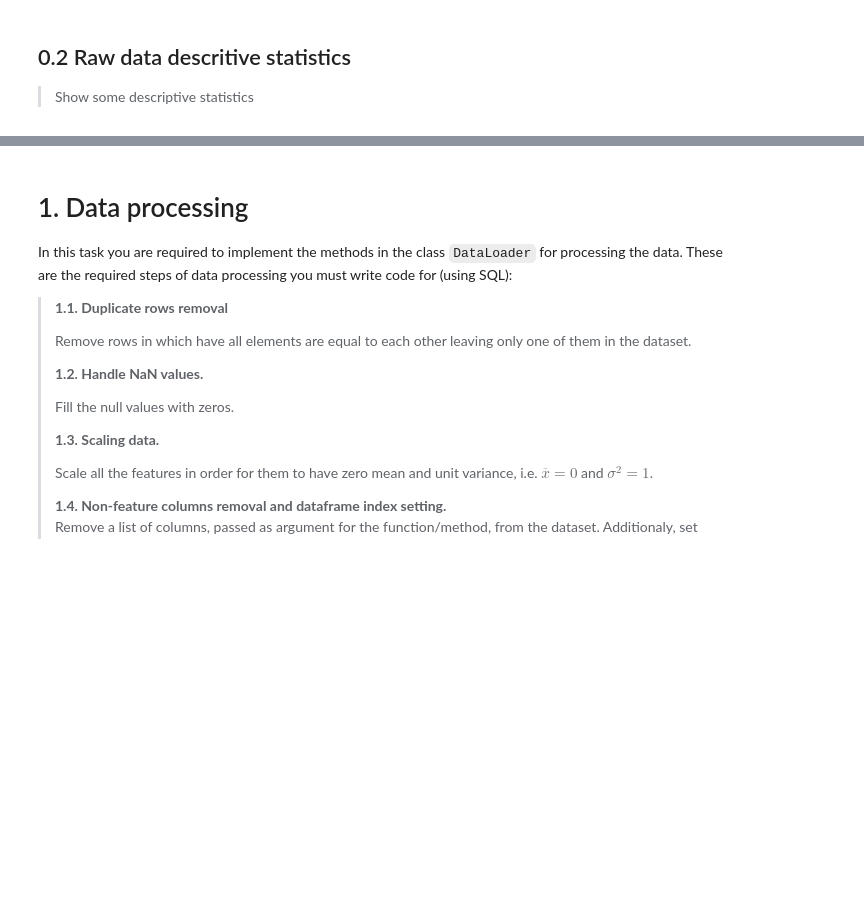
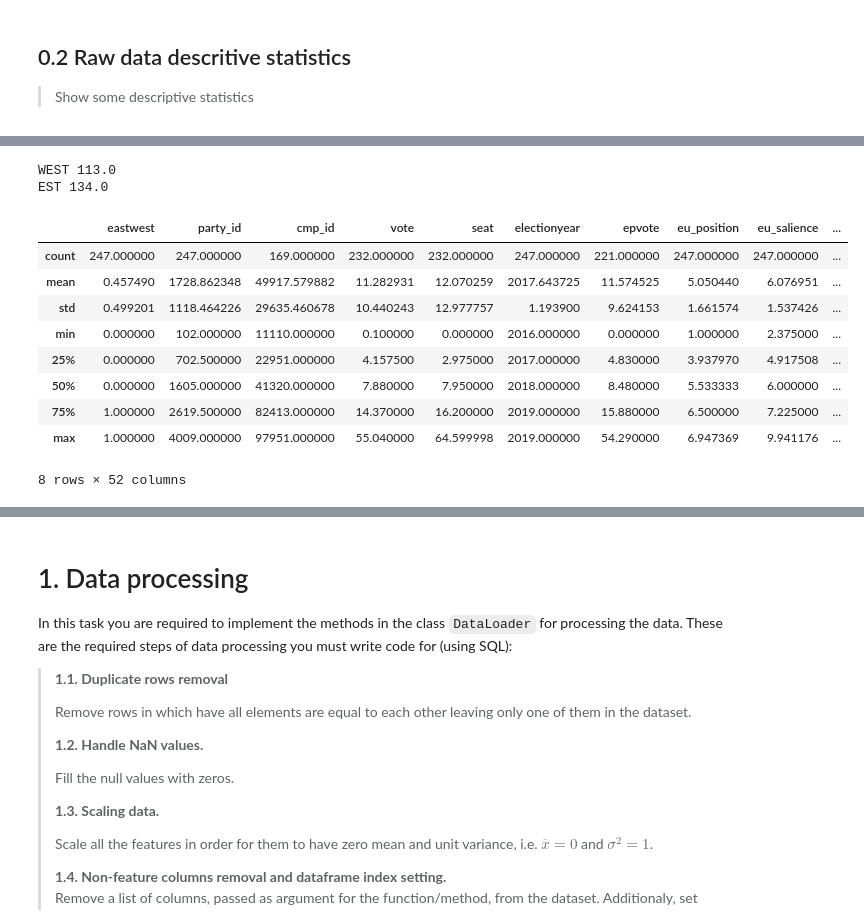
Before and after one commit to CristianPachacama/political_parties_thw, a Jupyter notebook: data_science_political_parties.ipynb, the cells around one changed output, grey strips where cells are left out. Drawn from its saved outputs; the diff is of its cells as text; code cells hidden in the pictures; blank space fills up the shorter version.

```diff
--- a/data_science_political_parties.ipynb
+++ b/data_science_political_parties.ipynb
@@ -237,0 +245,25 @@ assert data.shape == raw_data.shape
+# %%
+def get_data_statistics(data):
+   # Data profile
+    data_profile = pd.DataFrame({
+        "Variable": data.columns,
+        "Type": data.dtypes,
+        "Unique Values": data.nunique(),
+        "Missing Values": data.isnull().sum(),
+    })
+
+    # Numerical variables descriptive statistics
+    try:
+        numerical_variables = data.select_dtypes(include=["int", "float"]).describe()
+    except:
+        numerical_variables = None
+
+    try:
+        # Categorical variables descriptive statistics
+        categorical_variables = data.select_dtypes(include=["object"]).describe()
+    except:
+        categorical_variables = None
+
+    return data_profile, numerical_variables, categorical_variables
+# %%
+profile, num_stats, cat_stats = get_data_statistics(data)
@@ -237,0 +308,19 @@ assert data.shape == raw_data.shape
+# %%
+print("WEST", data["eastwest"].sum())
+print("EST", data.shape[0] - data["eastwest"].sum())
+# %% [output]
+WEST 113.0
+EST 134.0
+# %%
+display(num_stats)
+# %% [output]
+|  | eastwest | party_id | cmp_id | vote | seat | electionyear | epvote | eu_position | eu_salience | ... |
+| count | 247.000000 | 247.000000 | 169.000000 | 232.000000 | 232.000000 | 247.000000 | 221.000000 | 247.000000 | 247.000000 | ... |
+| mean | 0.457490 | 1728.862348 | 49917.579882 | 11.282931 | 12.070259 | 2017.643725 | 11.574525 | 5.050440 | 6.076951 | ... |
+| std | 0.499201 | 1118.464226 | 29635.460678 | 10.440243 | 12.977757 | 1.193900 | 9.624153 | 1.661574 | 1.537426 | ... |
+| min | 0.000000 | 102.000000 | 11110.000000 | 0.100000 | 0.000000 | 2016.000000 | 0.000000 | 1.000000 | 2.375000 | ... |
+| 25% | 0.000000 | 702.500000 | 22951.000000 | 4.157500 | 2.975000 | 2017.000000 | 4.830000 | 3.937970 | 4.917508 | ... |
+| 50% | 0.000000 | 1605.000000 | 41320.000000 | 7.880000 | 7.950000 | 2018.000000 | 8.480000 | 5.533333 | 6.000000 | ... |
+| 75% | 1.000000 | 2619.500000 | 82413.000000 | 14.370000 | 16.200000 | 2019.000000 | 15.880000 | 6.500000 | 7.225000 | ... |
+| max | 1.000000 | 4009.000000 | 97951.000000 | 55.040000 | 64.599998 | 2019.000000 | 54.290000 | 6.947369 | 9.941176 | ... |
+8 rows × 52 columns
```
Also changed, not shown: parts of 18 cells of this notebook.
